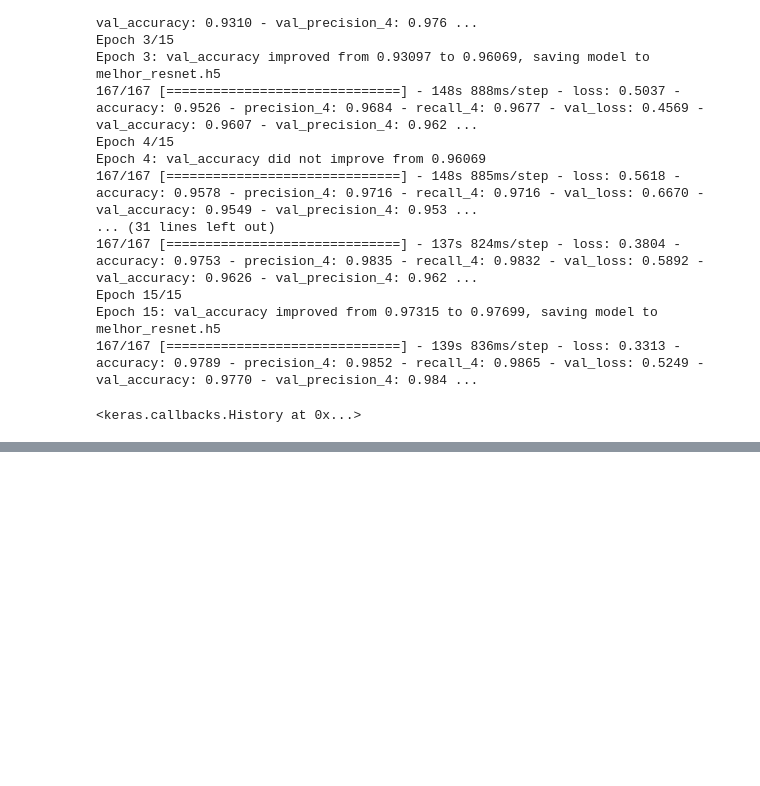
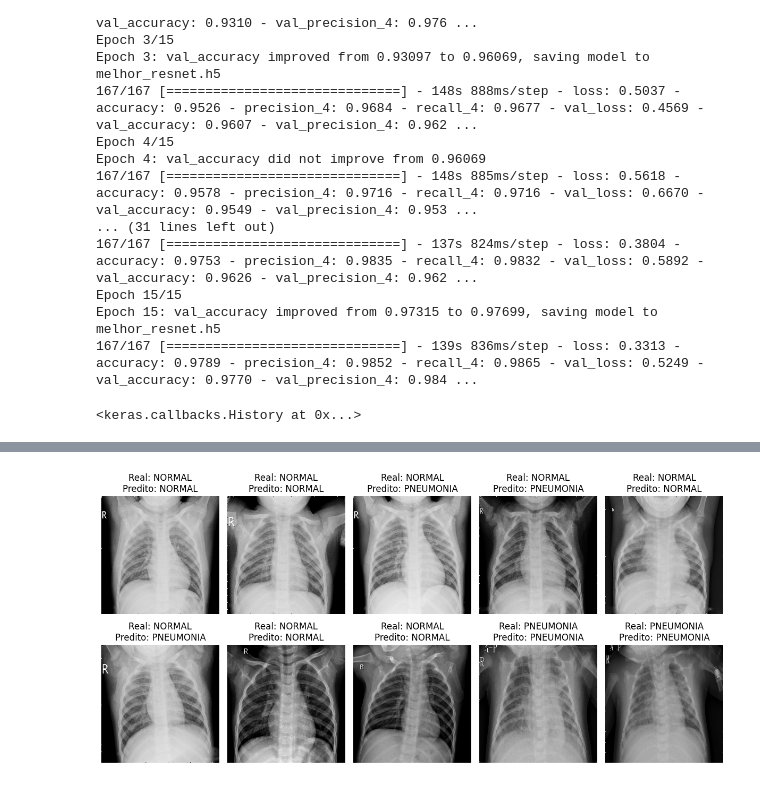
Before and after one commit to IgorEisenlohr/MVP-sprint-2, a Jupyter notebook: MVP_sprint_2.ipynb, the cells around one changed output, grey strips where cells are left out. Saved outputs shown, nothing was run; the diff lists cells and outputs as text; code cells hidden in the pictures; blank space fills up the shorter version.

Commit message:
Criando gráficos para o val_dir

```diff
--- a/MVP_sprint_2.ipynb
+++ b/MVP_sprint_2.ipynb
@@ -410,3 +410,15 @@ Found 624 images belonging to 2 classes.
    macro avg       0.92      0.89      0.90       624
 weighted avg       0.91      0.91      0.91       624
 [figure]
+# %%
+true_labels = test_generator.flow_from_directory(val_dir,
+                                               target_size=(250,250),
+                                               batch_size=1,
+                                               class_mode='binary',
+                                               shuffle=False)
+
+resnet.evaluate(true_labels)
+
+pred_labels = resnet.predict(true_labels)
+pred_labels[pred_labels<=0.5] = 0
+pred_labels[pred_labels>0.5] = 1
@@ -412,0 +429,31 @@ weighted avg       0.91      0.91      0.91       624
+# %%
+# Obter as previsões para as imagens de teste
+predictions = pred_labels
+
+# Obter as classes reais das imagens de teste
+true_classes = true_labels.classes
+
+# Obter os rótulos das classes (por exemplo, 'PNEUMONIA' e 'NORMAL')
+class_labels = list(true_labels.class_indices.keys())
+
+# Plotar as imagens com os rótulos
+fig, axs = plt.subplots(2, 5, figsize=(12, 6))
+axs = axs.ravel()
+
+for i in range(10):  # Exibir 10 imagens de teste
+    # Carregar a imagem de teste
+    image = array_to_img(true_labels[i][0][0])
+
+    # Obter o valor real da classe e o valor predito
+    true_class = class_labels[true_classes[i]]
+    predicted_class = class_labels[int(predictions[i] > 0.5)]
+
+    # Plotar a imagem
+    axs[i].imshow(image)
+    axs[i].axis('off')
+    axs[i].set_title(f'Real: {true_class}\nPredito: {predicted_class}')
+
+plt.tight_layout()
+plt.show()
+# %% [output]
+[figure, added]
```
Also changed, not shown: parts of 8 cells of this notebook.
